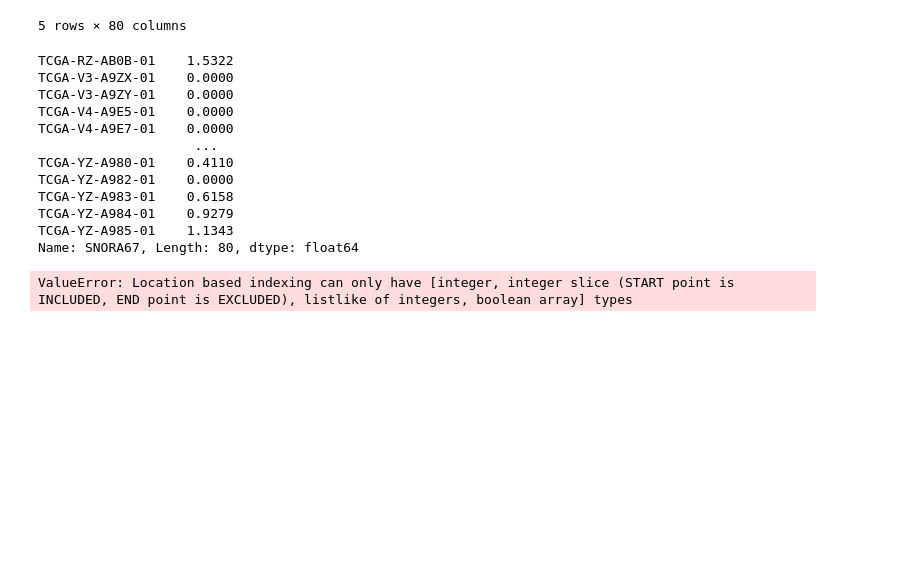
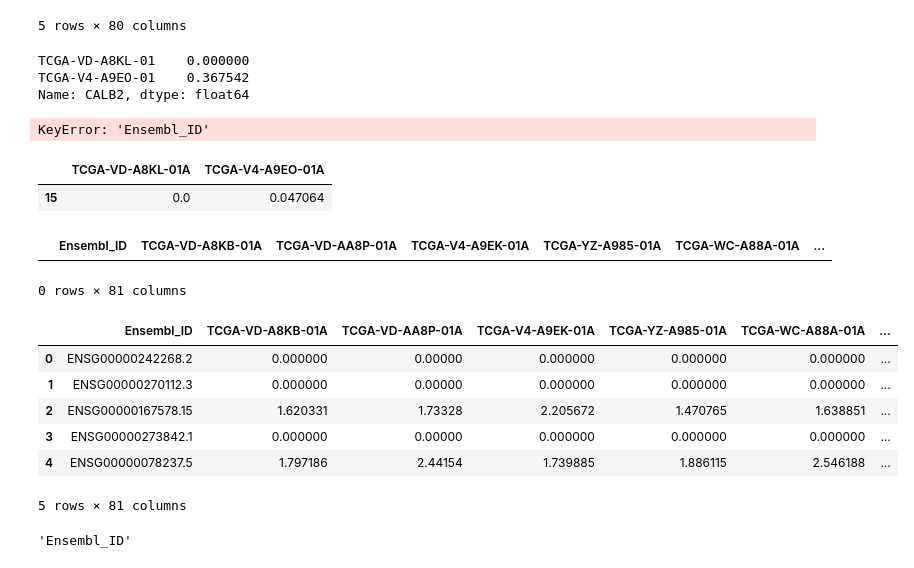
Before and after one commit to N8Grant/TripodsREU, a Jupyter notebook: scripts/FPKM_data.ipynb, the cells around one changed output. Cells and saved outputs as stored; diff of their text form; code cells hidden in the pictures; blank space fills up the shorter version.

```diff
--- a/scripts/FPKM_data.ipynb
+++ b/scripts/FPKM_data.ipynb
@@ -194,26 +205,41 @@ df_2.head()
 | BRCA1 | 0.0000 | 0.0000 | 0.0000 | 0.0000 | 0.0000 | ... |
 | AI894139 | 174.6680 | 102.4660 | 93.4307 | 33.2805 | 93.4107 | ... |
 5 rows × 80 columns
-# %%
-df_2.loc['SNORA67']
-# %% [output]
-TCGA-RZ-AB0B-01    1.5322
-TCGA-V3-A9ZX-01    0.0000
-TCGA-V3-A9ZY-01    0.0000
-TCGA-V4-A9E5-01    0.0000
-TCGA-V4-A9E7-01    0.0000
-                    ...
-TCGA-YZ-A980-01    0.4110
-TCGA-YZ-A982-01    0.0000
-TCGA-YZ-A983-01    0.6158
-TCGA-YZ-A984-01    0.9279
-TCGA-YZ-A985-01    1.1343
-Name: SNORA67, Length: 80, dtype: float64
+# %%
+np.log10(df_2.loc['CALB2',['TCGA-VD-A8KL-01','TCGA-V4-A9EO-01']]+1)
+# %% [output]
+TCGA-VD-A8KL-01    0.000000
+TCGA-V4-A9EO-01    0.367542
+Name: CALB2, dtype: float64
 # %%
-df.set_index('Hugo_Symbol')
-del df['']
+#df.set_index('Hugo_Symbol')
+#del df['Ensembl_ID']
+# %% [output]
+KeyError: 'Ensembl_ID'
 # %%
-indexes = [i for i in range(len(df['Hugo_Symbol'].values)) if df['Hugo_Symbol'].values[i] == 'SNORA67']
-df.iloc[indexes,'TCGA-RZ-AB0B-01A']
+indexes = [i for i in range(len(df['Hugo_Symbol'].values)) if df['Hugo_Symbol'].values[i] == 'CALB2']
+((df.loc[indexes,['TCGA-VD-A8KL-01A','TCGA-V4-A9EO-01A']]))
 # %% [output]
-ValueError: Location based indexing can only have [integer, integer slice (START point is INCLUDED, END point is EXCLUDED), listlike of integers, boolean array] types
+|  | TCGA-VD-A8KL-01A | TCGA-V4-A9EO-01A |
+| 15 | 0.0 | 0.047064 |
+# %%
+df3 = pd.read_csv('GSE75990_gene.txt',delimiter='\t')
+df3.head()
+# %% [output]
+|  | Ensembl_ID | TCGA-VD-A8KB-01A | TCGA-VD-AA8P-01A | TCGA-V4-A9EK-01A | TCGA-YZ-A985-01A | TCGA-WC-A88A-01A | ... |
+0 rows × 81 columns
+# %%
+raw_counts = pd.read_csv('../data/TCGA-UVM.htseq_fpkm.tsv', header=0, sep='\t')
+raw_counts.head()
+# %% [output]
+|  | Ensembl_ID | TCGA-VD-A8KB-01A | TCGA-VD-AA8P-01A | TCGA-V4-A9EK-01A | TCGA-YZ-A985-01A | TCGA-WC-A88A-01A | ... |
+| 0 | ENSG00000242268.2 | 0.000000 | 0.00000 | 0.000000 | 0.000000 | 0.000000 | ... |
+| 1 | ENSG00000270112.3 | 0.000000 | 0.00000 | 0.000000 | 0.000000 | 0.000000 | ... |
+| 2 | ENSG00000167578.15 | 1.620331 | 1.73328 | 2.205672 | 1.470765 | 1.638851 | ... |
+| 3 | ENSG00000273842.1 | 0.000000 | 0.00000 | 0.000000 | 0.000000 | 0.000000 | ... |
+| 4 | ENSG00000078237.5 | 1.797186 | 2.44154 | 1.739885 | 1.886115 | 2.546188 | ... |
+5 rows × 81 columns
+# %%
+list(raw_counts)[0]
+# %% [output]
+'Ensembl_ID'
```
Also changed, not shown: parts of 9 cells of this notebook, 3 other files.
